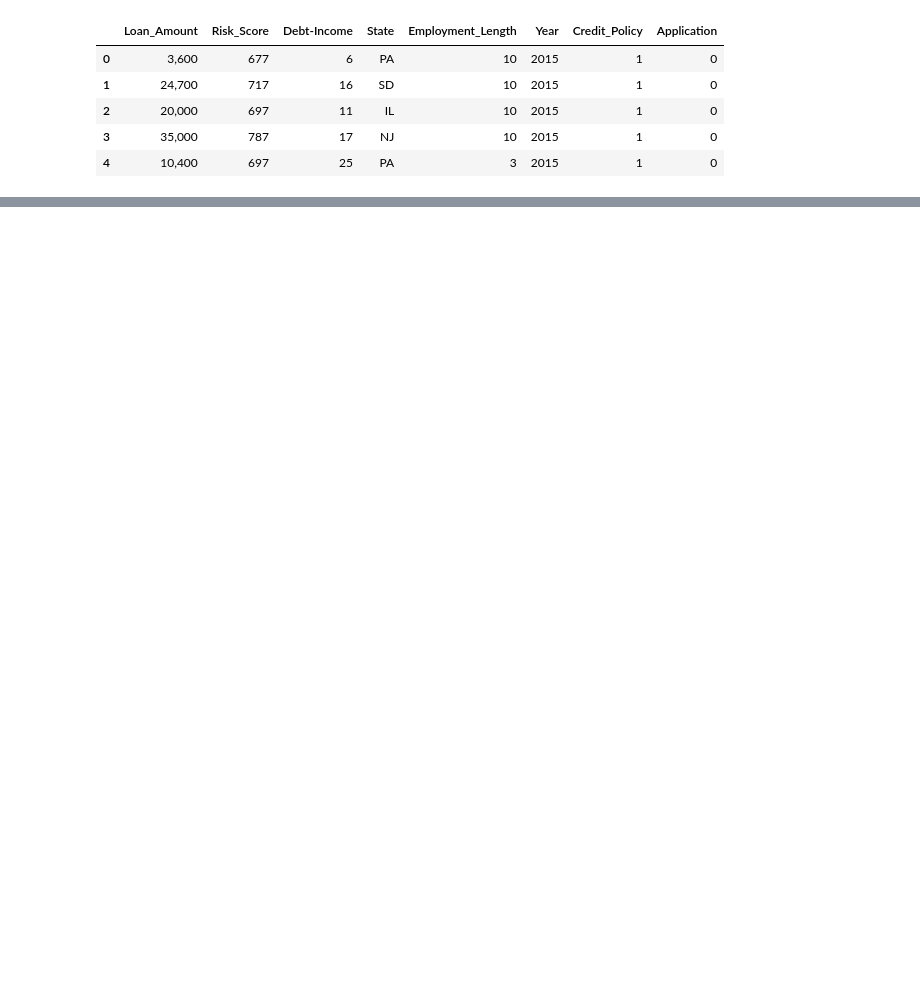
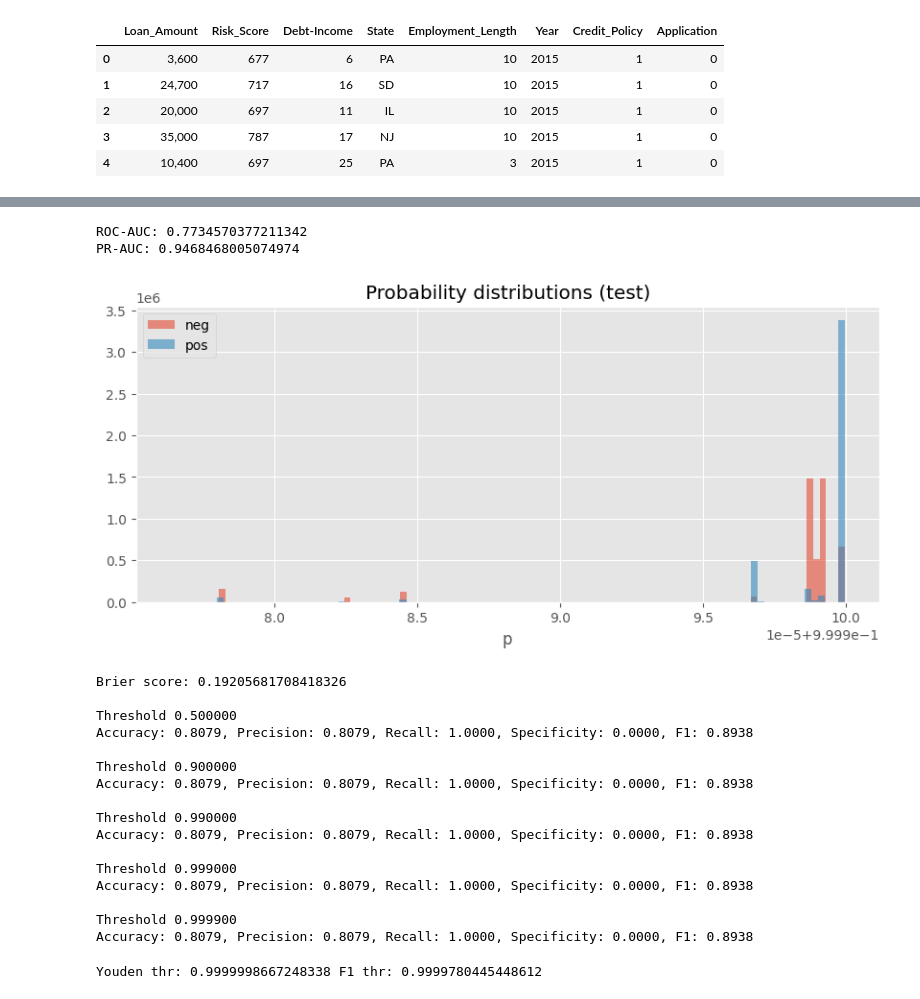
Before and after one commit to edwardweldon100/LendingClub-Capstone-Project, a Jupyter notebook: Lending Club Dataset- Model- Accepted_Rejected.ipynb, the cells around one changed output, grey strips where cells are left out. Drawn from its saved outputs; the diff is of its cells as text; code cells hidden in the pictures; blank space fills up the shorter version.

```diff
--- a/Lending Club Dataset- Model- Accepted_Rejected.ipynb
+++ b/Lending Club Dataset- Model- Accepted_Rejected.ipynb
@@ -41,6 +43,7 @@ X_Nominal = Accepted_Rejected_Ord[['State']]
 Y = Accepted_Rejected_Ord['Application']
 # %%
-#One Hot Encode Nominal (State)
+#One Hot Encode Nominal (State).  #Initially tried to incorporate state but am now dropping State completely for efficiency
+'''
 encoder = OneHotEncoder(drop='first', sparse_output=False)
 X_Nominal_One_Hot = encoder.fit_transform(X_Nominal)
 X_Nominal_One_Hot_df = pd.DataFrame(
@@ -56,6 +59,8 @@ X = pd.merge(
     right_index=True,
     how='left'
 )
+'''
+X = X_Num_Ord
 # %%
 X.shape
 # %% [output]
@@ -124,0 +633,57 @@ print('Best Params:', logreg_rand.best_params_)
+# %%
+# 1) AUC & PR-AUC
+probs_test = lgb_best.predict_proba(X_test_scaled)[:,1]
+print("ROC-AUC:", roc_auc_score(Y_test, probs_test))
+prec, rec, thr = precision_recall_curve(Y_test, probs_test)
+print("PR-AUC:", auc(rec, prec))
+
+# 2) Probability histograms by class
+plt.figure(figsize=(10,4))
+plt.hist(probs_test[Y_test==0], bins=100, alpha=0.6, label='neg', density=True)
+plt.hist(probs_test[Y_test==1], bins=100, alpha=0.6, label='pos', density=True)
+plt.legend(); plt.title("Probability distributions (test)"); plt.xlabel("p"); plt.show()
+
+# 3) Calibration curve + Brier score
+prob_true, prob_pred = calibration_curve(Y_test, probs_test, n_bins=10)
+plt.plot(prob_pred, prob_true, marker='o'); plt.plot([0,1],[0,1],'--'); plt.title("Calibration"); plt.xlabel("Mean predicted"); plt.ylabel("Fraction true")
+print("Brier score:", brier_score_loss(Y_test, probs_test))
+
+# 4) Threshold candidates and metrics summary
+from sklearn.metrics import precision_score, recall_score, f1_score, accuracy_score
+candidates = [0.5, 0.9, 0.99, 0.999, 0.9999]  # include Youden/F1 found earlier
+for t in candidates:
+    preds = (probs_test >= t).astype(int)
+    tn, fp, fn, tp = confusion_matrix(Y_test, preds).ravel()
+    print(f"\nThreshold {t:.6f}")
+    print(f"Accuracy: {accuracy_score(Y_test,preds):.4f}, Precision: {precision_score(Y_test,preds):.4f}, Recall: {recall_score(Y_test,preds):.4f}, Specificity: {tn/(tn+fp):.4f}, F1: {f1_score(Y_test,preds):.4f}")
+
+# 5) Find threshold by different criteria (Youden and F1)
+from sklearn.metrics import roc_curve
+fpr, tpr, roc_thr = roc_curve(Y_val, lgb_best.predict_proba(X_val_scaled)[:,1])
+youden_idx = np.argmax(tpr - fpr); youden_thr = roc_thr[youden_idx]
+# F1-opt threshold
+prec_val, rec_val, thr_pr = precision_recall_curve(Y_val, lgb_best.predict_proba(X_val_scaled)[:,1])
+f1s = 2*prec_val*rec_val/(prec_val+rec_val+1e-8)
+f1_idx = np.argmax(f1s); f1_thr = thr_pr[f1_idx]
+print("Youden thr:", youden_thr, "F1 thr:", f1_thr)
+# %% [output]
+ROC-AUC: 0.7734570377211342
+PR-AUC: 0.9468468005074974
+[figure, added]
+Brier score: 0.19205681708418326
+
+Threshold 0.500000
+Accuracy: 0.8079, Precision: 0.8079, Recall: 1.0000, Specificity: 0.0000, F1: 0.8938
+
+Threshold 0.900000
+Accuracy: 0.8079, Precision: 0.8079, Recall: 1.0000, Specificity: 0.0000, F1: 0.8938
+
+Threshold 0.990000
+Accuracy: 0.8079, Precision: 0.8079, Recall: 1.0000, Specificity: 0.0000, F1: 0.8938
+
+Threshold 0.999000
+Accuracy: 0.8079, Precision: 0.8079, Recall: 1.0000, Specificity: 0.0000, F1: 0.8938
+
+Threshold 0.999900
+Accuracy: 0.8079, Precision: 0.8079, Recall: 1.0000, Specificity: 0.0000, F1: 0.8938
+Youden thr: 0.9999998667248338 F1 thr: 0.9999780445448612
```
Also changed, not shown: parts of 29 cells of this notebook.
